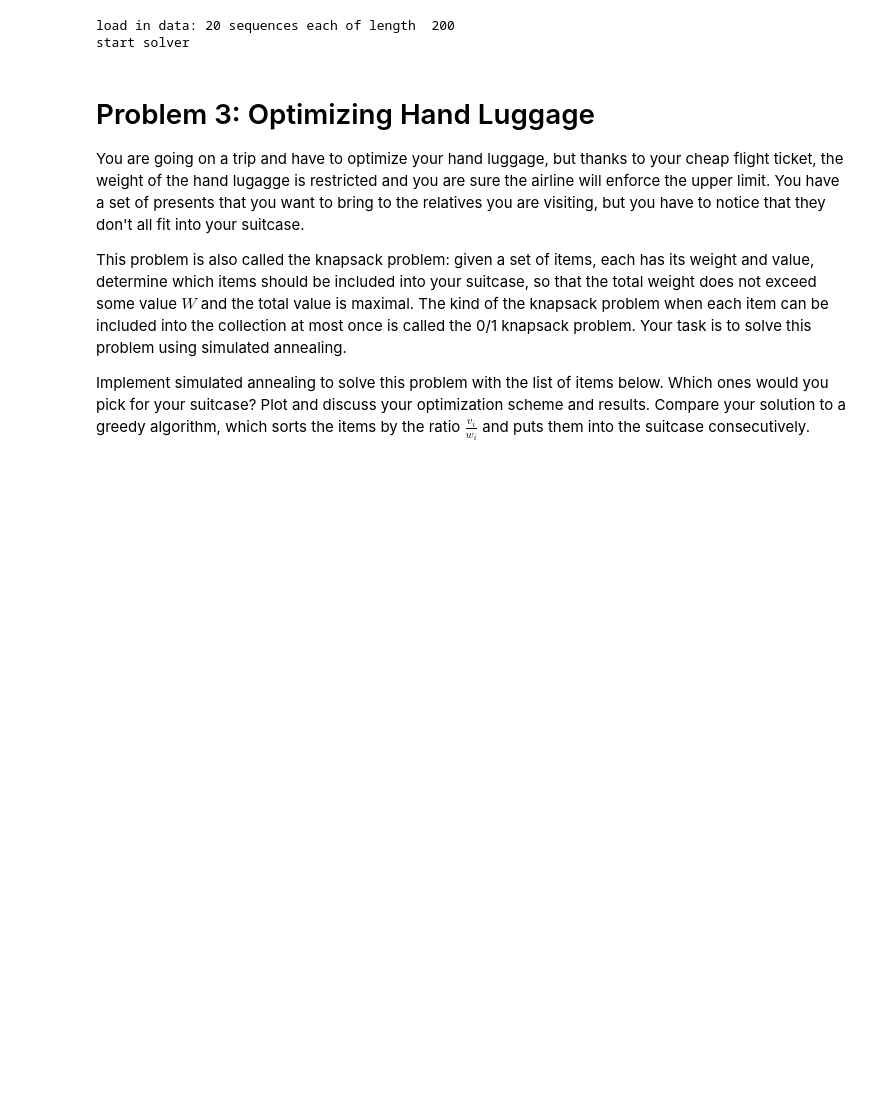
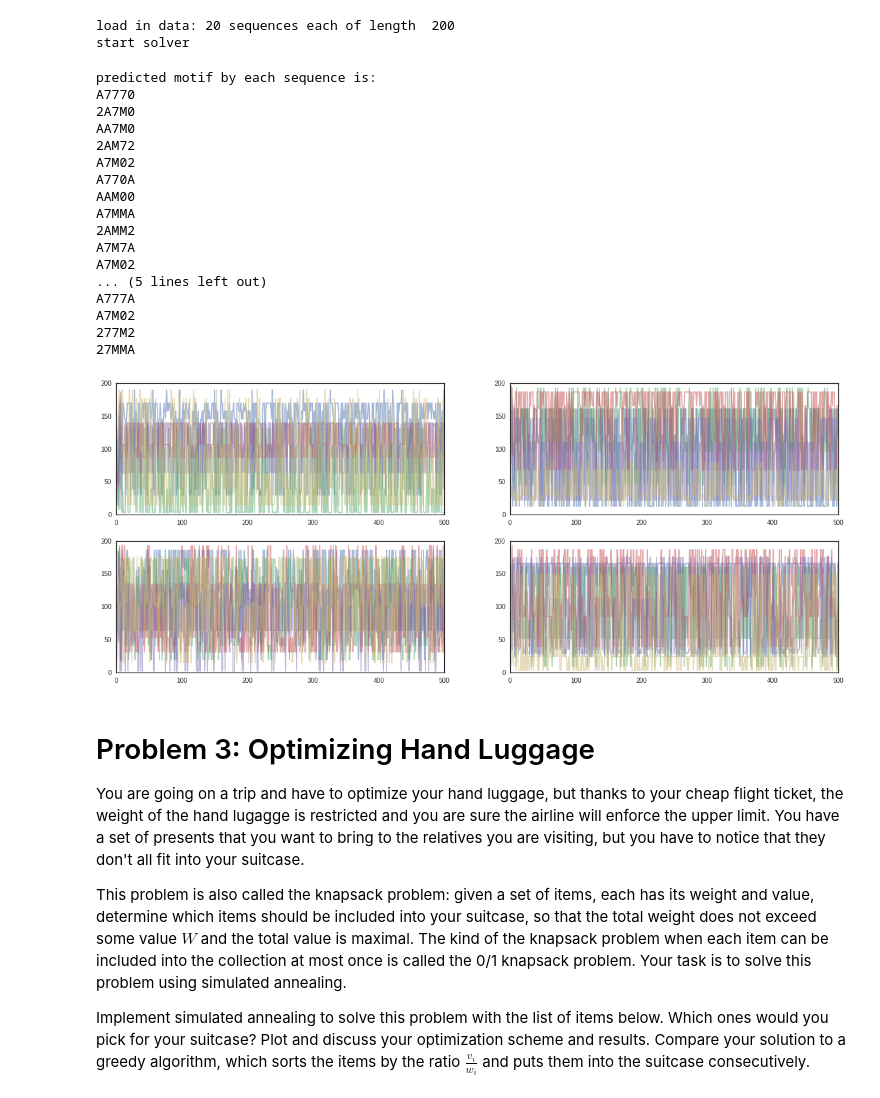
Before and after one commit to kevinchen1000/2016, a Jupyter notebook: Homework/AM207_yufengkevinchen_HW3.ipynb, the cells around one changed output. Cells and saved outputs as stored; diff of their text form; code cells hidden in the pictures; blank space fills up the shorter version.

```diff
--- a/Homework/AM207_yufengkevinchen_HW3.ipynb
+++ b/Homework/AM207_yufengkevinchen_HW3.ipynb
@@ -416,6 +479,34 @@ for iter_ind in xrange(num_iter):
 # %% [output]
 load in data: 20 sequences each of length  200
 start solver
+# %%
+#plot the result
+fig = plt.figure(figsize=[20,8])
+
+print 'predicted motif by each sequence is: '
+for i in xrange(num_sequence):
+    plt.subplot(2,2,i/5 + 1)
+    plt.plot(history[:,i],alpha=0.5)
+    print sequences[i][A_vec[i]:A_vec[i]+5]
+# %% [output]
+predicted motif by each sequence is:
+A7770
+2A7M0
+AA7M0
+2AM72
+A7M02
+A770A
+AAM00
+A7MMA
+2AMM2
+A7M7A
+A7M02
+... (5 lines left out)
+A777A
+A7M02
+277M2
+27MMA
+[figure, added]
 # %% [markdown]
 # Problem 3: Optimizing Hand Luggage
 
```
Also changed, not shown: parts of 2 cells of this notebook.
